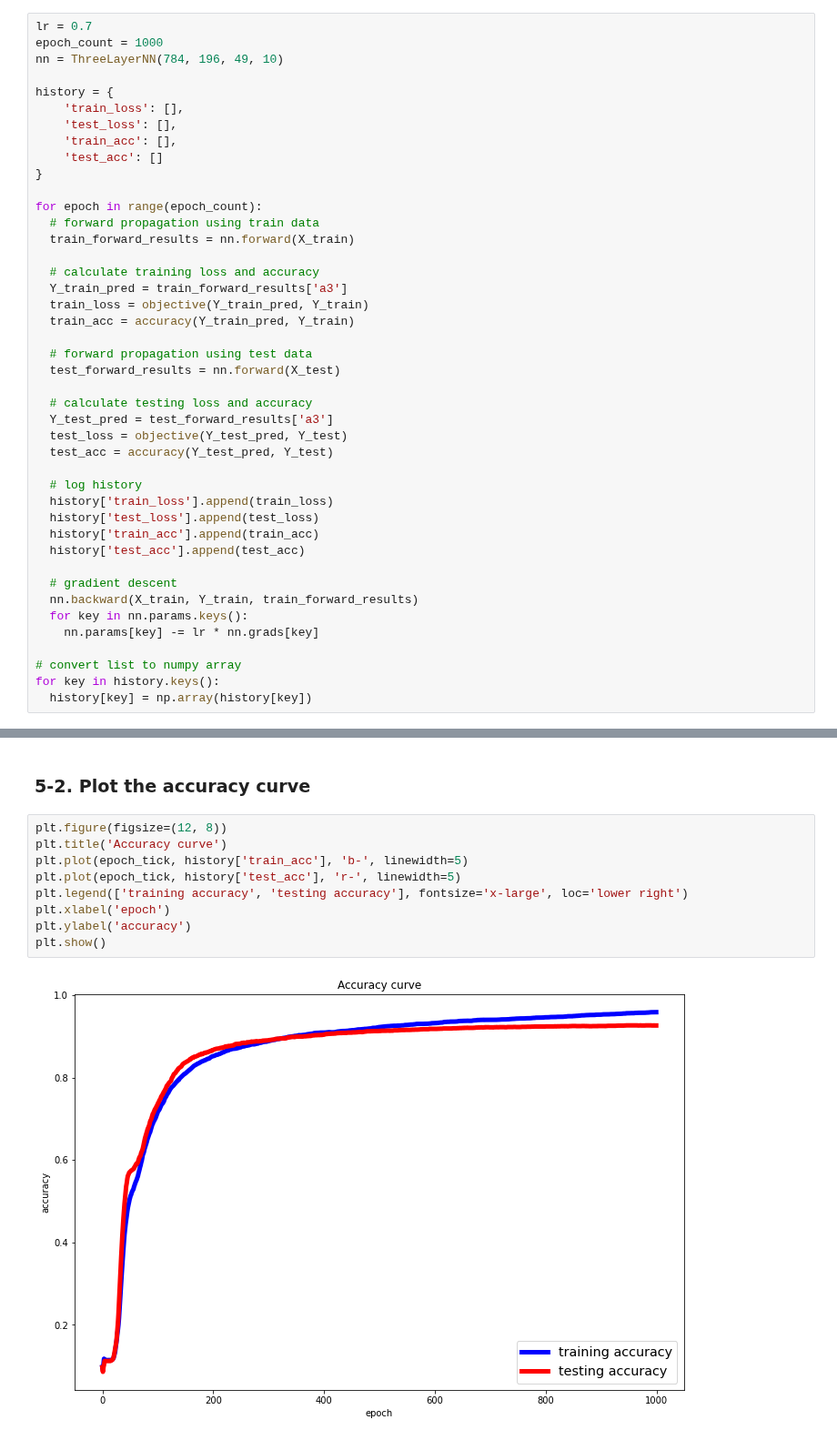
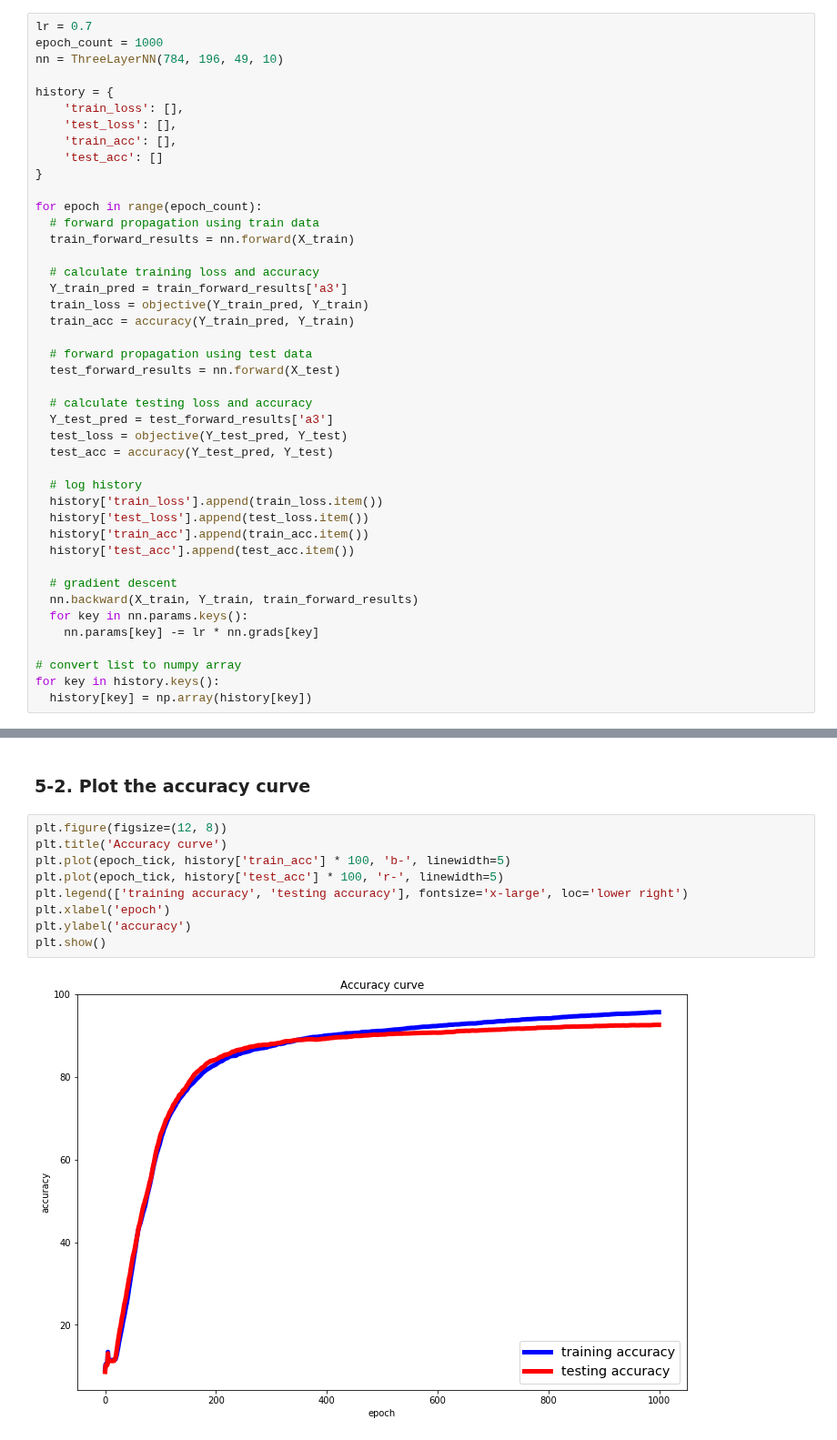
Before and after one commit to ihooni/class-MachineLearning, a Jupyter notebook: 09/assignment-09.ipynb, the cells around one changed output, grey strips where cells are left out. Shown at 91% size. Saved outputs shown, nothing was run; the diff lists cells and outputs as text.

Commit message:
chore: plot the accuracy value

```diff
--- a/09/assignment-09.ipynb
+++ b/09/assignment-09.ipynb
@@ -151,10 +151,10 @@ for epoch in range(epoch_count):
   test_acc = accuracy(Y_test_pred, Y_test)
 
   # log history
-  history['train_loss'].append(train_loss)
-  history['test_loss'].append(test_loss)
-  history['train_acc'].append(train_acc)
-  history['test_acc'].append(test_acc)
+  history['train_loss'].append(train_loss.item())
+  history['test_loss'].append(test_loss.item())
+  history['train_acc'].append(train_acc.item())
+  history['test_acc'].append(test_acc.item())
 
   # gradient descent
   nn.backward(X_train, Y_train, train_forward_results)
@@ -188,11 +188,11 @@ plt.show()
 # %%
 plt.figure(figsize=(12, 8))
 plt.title('Accuracy curve')
-plt.plot(epoch_tick, history['train_acc'], 'b-', linewidth=5)
-plt.plot(epoch_tick, history['test_acc'], 'r-', linewidth=5)
+plt.plot(epoch_tick, history['train_acc'] * 100, 'b-', linewidth=5)
+plt.plot(epoch_tick, history['test_acc'] * 100, 'r-', linewidth=5)
 plt.legend(['training accuracy', 'testing accuracy'], fontsize='x-large', loc='lower right')
 plt.xlabel('epoch')
 plt.ylabel('accuracy')
 plt.show()
 # %% [output]
-[figure, old version]
+[figure, new version]
```
Also changed, not shown: parts of 3 cells of this notebook.
